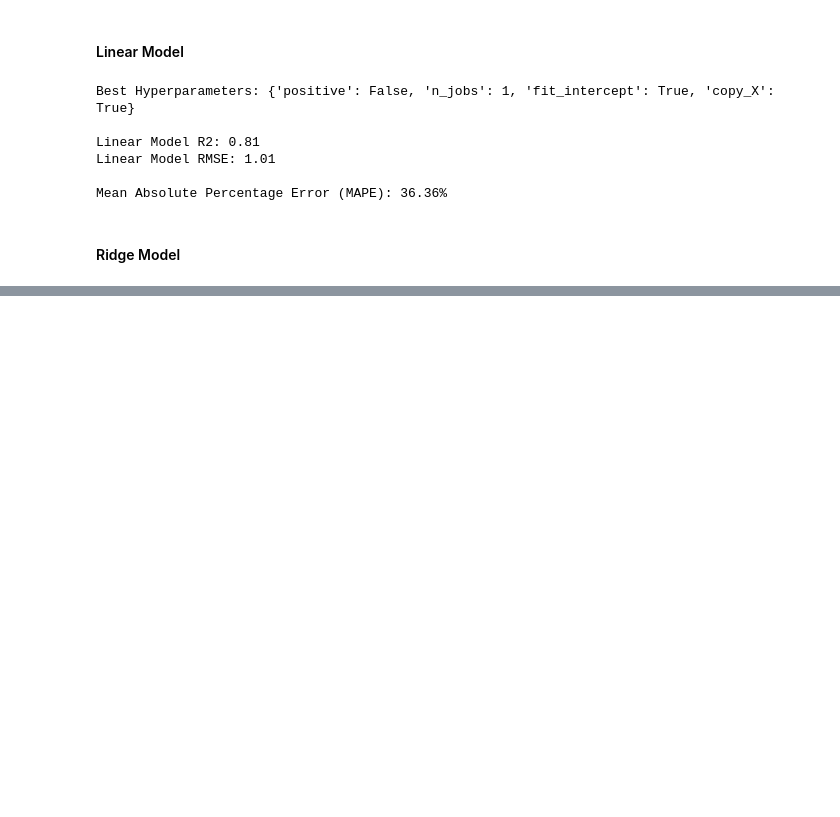
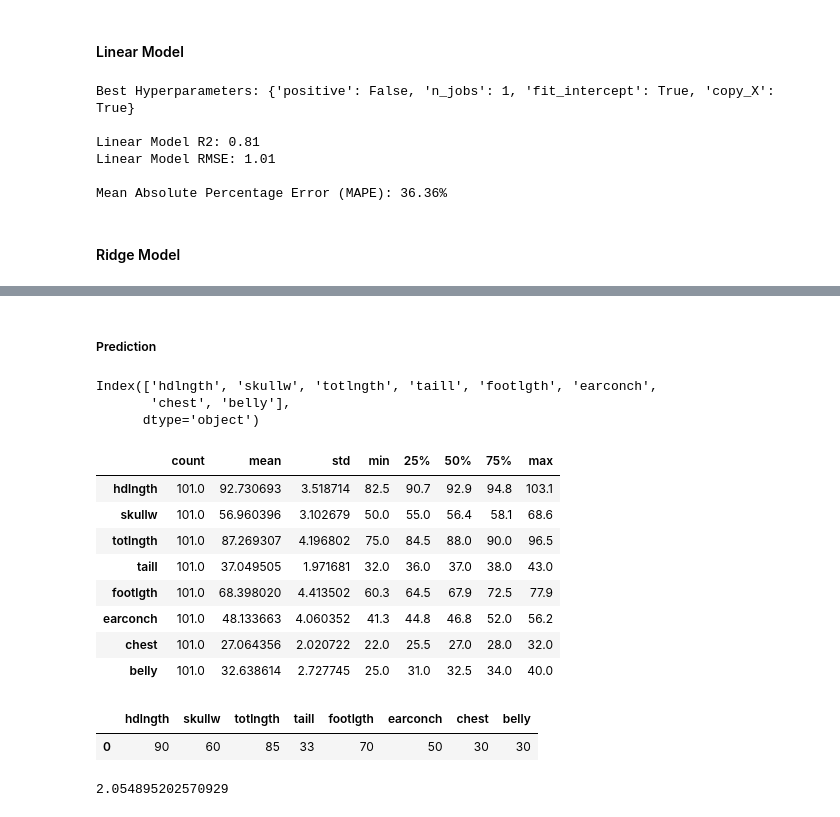
Before and after one commit to ayberkozcan/regression-exercises, a Jupyter notebook: Analyzing Possums/analyzing_possums.ipynb, the cells around one changed output, grey strips where cells are left out. Cells and saved outputs as stored; diff of their text form; code cells hidden in the pictures; blank space fills up the shorter version.

Commit message:
Update analyzing_possums.ipynb
Prediction with Ridge model

```diff
--- a/Analyzing Possums/analyzing_possums.ipynb
+++ b/Analyzing Possums/analyzing_possums.ipynb
@@ -560,3 +560,23 @@ Ridge Model R2: 0.80
 Ridge Model RMSE: 1.03
 
 Mean Absolute Percentage Error (MAPE): 34.05%
+# %% [markdown]
+##### Prediction
+# %%
+X.columns
+# %% [output]
+Index(['hdlngth', 'skullw', 'totlngth', 'taill', 'footlgth', 'earconch',
+       'chest', 'belly'],
+      dtype='object')
+# %%
+X.describe().T
+# %% [output]
+|  | count | mean | std | min | 25% | 50% | 75% | max |
+| hdlngth | 101.0 | 92.730693 | 3.518714 | 82.5 | 90.7 | 92.9 | 94.8 | 103.1 |
+| skullw | 101.0 | 56.960396 | 3.102679 | 50.0 | 55.0 | 56.4 | 58.1 | 68.6 |
+| totlngth | 101.0 | 87.269307 | 4.196802 | 75.0 | 84.5 | 88.0 | 90.0 | 96.5 |
+| taill | 101.0 | 37.049505 | 1.971681 | 32.0 | 36.0 | 37.0 | 38.0 | 43.0 |
+| footlgth | 101.0 | 68.398020 | 4.413502 | 60.3 | 64.5 | 67.9 | 72.5 | 77.9 |
+| earconch | 101.0 | 48.133663 | 4.060352 | 41.3 | 44.8 | 46.8 | 52.0 | 56.2 |
+| chest | 101.0 | 27.064356 | 2.020722 | 22.0 | 25.5 | 27.0 | 28.0 | 32.0 |
+| belly | 101.0 | 32.638614 | 2.727745 | 25.0 | 31.0 | 32.5 | 34.0 | 40.0 |
@@ -562,0 +596,5 @@ Mean Absolute Percentage Error (MAPE): 34.05%
+# %%
+predict_df.head()
+# %% [output]
+|  | hdlngth | skullw | totlngth | taill | footlgth | earconch | chest | belly |
+| 0 | 90 | 60 | 85 | 33 | 70 | 50 | 30 | 30 |
@@ -562,0 +603,4 @@ Mean Absolute Percentage Error (MAPE): 34.05%
+# %%
+predicted_site[0]
+# %% [output]
+2.054895202570929
```
Also changed, not shown: parts of 3 cells of this notebook.
